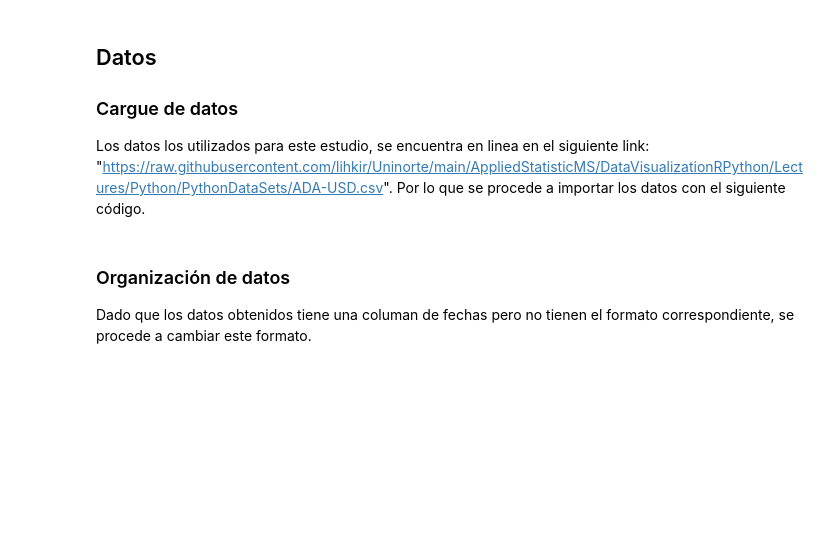
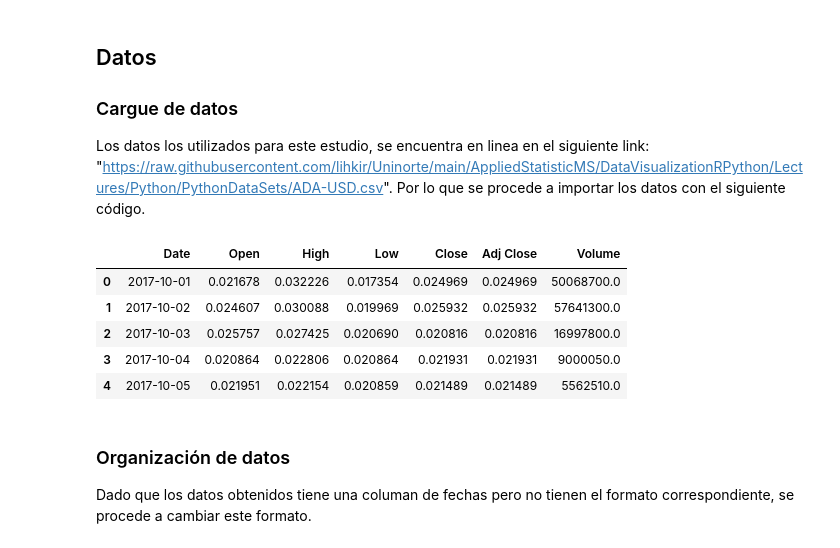
Before and after one commit to SandraMaldonado19/DataViz_T1, a Jupyter notebook: _sources/C3_EDA.ipynb, the cells around one changed output. Drawn from its saved outputs; the diff is of its cells as text; code cells hidden in the pictures; blank space fills up the shorter version.

```diff
--- a/_sources/C3_EDA.ipynb
+++ b/_sources/C3_EDA.ipynb
@@ -7,8 +7,16 @@ Los datos los utilizados para este estudio, se encuentra en linea en el siguient
 # %%
 import pandas as pd
 # Cargar los datos desde el archivo CSV
 url = "https://raw.githubusercontent.com/lihkir/Uninorte/main/AppliedStatisticMS/DataVisualizationRPython/Lectures/Python/PythonDataSets/ADA-USD.csv"
 df = pd.read_csv(url) #Asignamos una variable para leer los datos
+df.head()
+# %% [output]
+|  | Date | Open | High | Low | Close | Adj Close | Volume |
+| 0 | 2017-10-01 | 0.021678 | 0.032226 | 0.017354 | 0.024969 | 0.024969 | 50068700.0 |
+| 1 | 2017-10-02 | 0.024607 | 0.030088 | 0.019969 | 0.025932 | 0.025932 | 57641300.0 |
+| 2 | 2017-10-03 | 0.025757 | 0.027425 | 0.020690 | 0.020816 | 0.020816 | 16997800.0 |
+| 3 | 2017-10-04 | 0.020864 | 0.022806 | 0.020864 | 0.021931 | 0.021931 | 9000050.0 |
+| 4 | 2017-10-05 | 0.021951 | 0.022154 | 0.020859 | 0.021489 | 0.021489 | 5562510.0 |
 # %% [markdown]
 ### Organización de datos
 Dado que los datos obtenidos tiene una columan de fechas pero no tienen el formato correspondiente, se procede a cambiar este formato.
```
Also changed, not shown: parts of 1 cell of this notebook, 2 other files.
